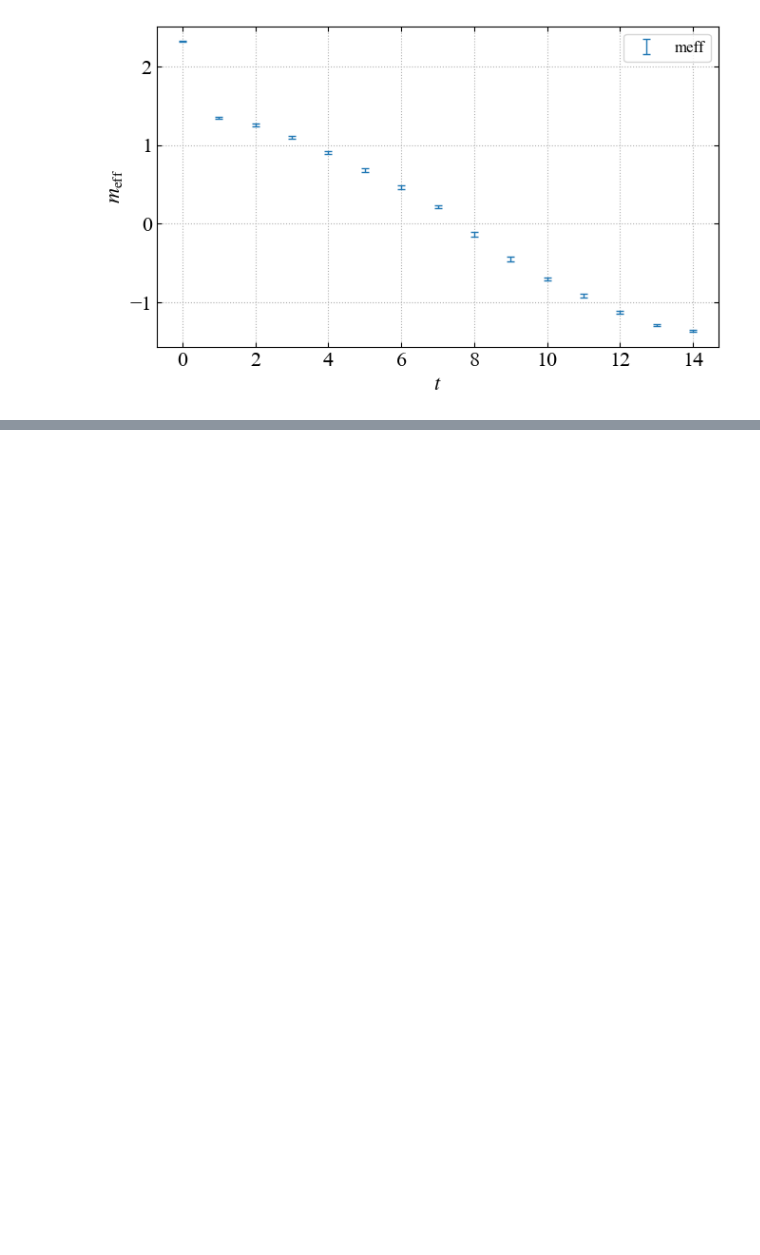
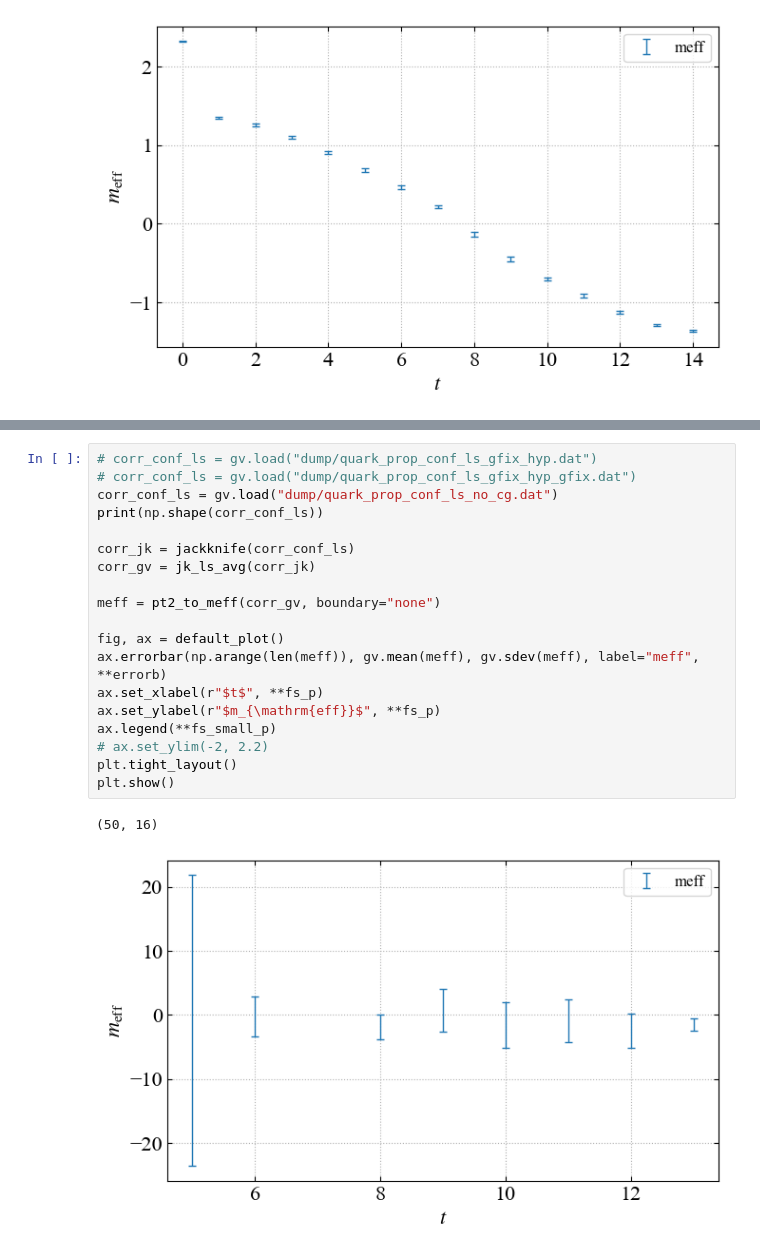
Before and after one commit to Greyyy-HJC/gpt_benchmark, a Jupyter notebook: examples/quark_corr/quark_prop.ipynb, the cells around one changed output, grey strips where cells are left out. Drawn from its saved outputs; the diff is of its cells as text; blank space fills up the shorter version.

```diff
--- a/examples/quark_corr/quark_prop.ipynb
+++ b/examples/quark_corr/quark_prop.ipynb
@@ -28,0 +51,22 @@ plt.show()
+# %%
+# corr_conf_ls = gv.load("dump/quark_prop_conf_ls_gfix_hyp.dat")
+# corr_conf_ls = gv.load("dump/quark_prop_conf_ls_gfix_hyp_gfix.dat")
+corr_conf_ls = gv.load("dump/quark_prop_conf_ls_no_cg.dat")
+print(np.shape(corr_conf_ls))
+
+corr_jk = jackknife(corr_conf_ls)
+corr_gv = jk_ls_avg(corr_jk)
+
+meff = pt2_to_meff(corr_gv, boundary="none")
+
+fig, ax = default_plot()
+ax.errorbar(np.arange(len(meff)), gv.mean(meff), gv.sdev(meff), label="meff", **errorb)
+ax.set_xlabel(r"$t$", **fs_p)
+ax.set_ylabel(r"$m_{\mathrm{eff}}$", **fs_p)
+ax.legend(**fs_small_p)
+# ax.set_ylim(-2, 2.2)
+plt.tight_layout()
+plt.show()
+# %% [output]
+(50, 16)
+[figure, added]
```
Also changed, not shown: parts of 1 cell of this notebook, 5 other files.
